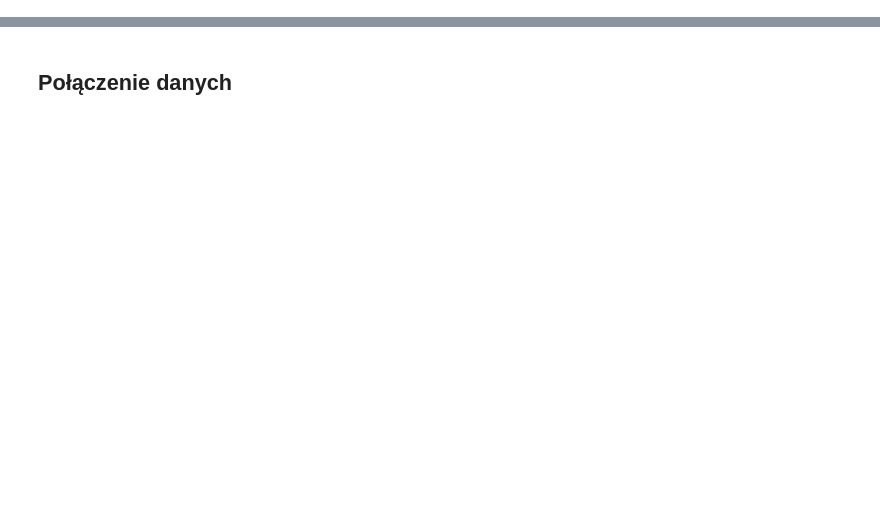
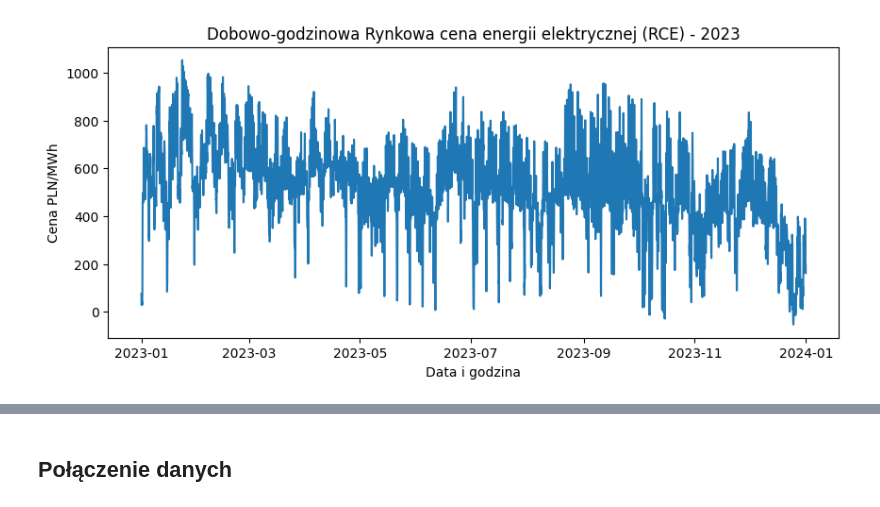
Before and after one commit to pawellachowski777/Master-thesis, a Jupyter notebook: 2.analiza.ipynb, the cells around one changed output, grey strips where cells are left out. Cells and saved outputs as stored; diff of their text form; code cells hidden in the pictures; blank space fills up the shorter version.

```diff
--- a/2.analiza.ipynb
+++ b/2.analiza.ipynb
@@ -10,0 +13,3 @@ df_profile = pd.read_parquet('data/2023/processed_standardowe_profile_enea.parqu
+# %%
+df_rce = pd.read_parquet('data/2023/processed_rce.parquet')
+df_rce.describe().round(2)
@@ -10,0 +26,9 @@ df_profile = pd.read_parquet('data/2023/processed_standardowe_profile_enea.parqu
+# %%
+plt.figure(figsize=(10,4))
+sns.lineplot(data=df_rce, x='Data Godzina', y='Cena PLN/MWh')
+plt.xlabel('Data i godzina')
+plt.ylabel('Cena PLN/MWh')
+plt.title('Dobowo-godzinowa Rynkowa cena energii elektrycznej (RCE) - 2023')
+plt.show()
+# %% [output]
+[figure, added]
```
Also changed, not shown: parts of 24 cells of this notebook, 17 other files.
